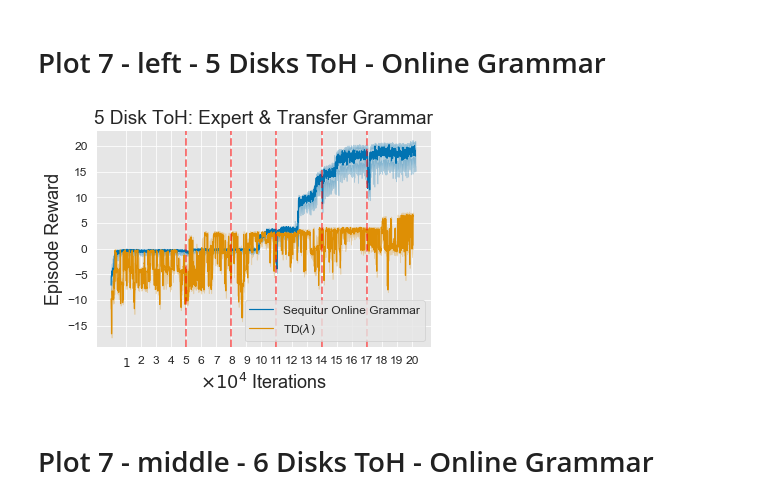
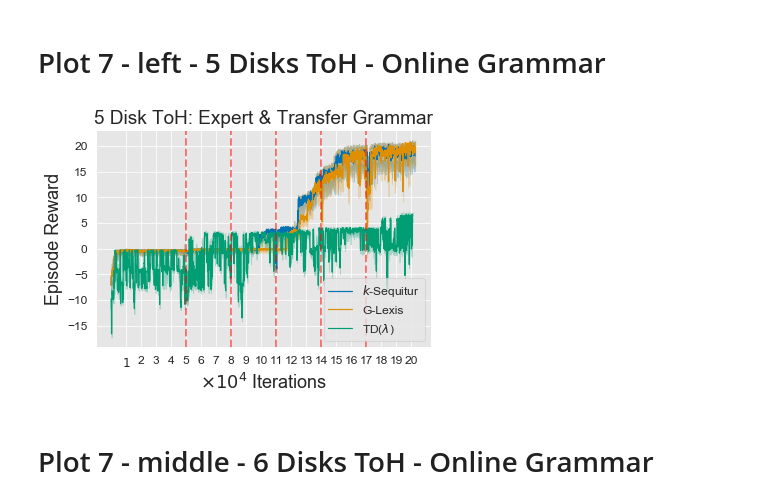
Before and after one commit to RobertTLange/action-grammars-hrl, a Jupyter notebook: visualize_results.ipynb, the cells around one changed output. Cells and saved outputs as stored; diff of their text form; code cells hidden in the pictures.

```diff
--- a/visualize_results.ipynb
+++ b/visualize_results.ipynb
@@ -39,15 +39,16 @@ array(['Unnamed: 0', 'index', 'opt_counter', 'rew_mean', 'rew_sd',
        'rew_median', 'rew_10th_p', 'rew_90th_p', 'steps_mean', 'steps_sd',
        'steps_median', 'steps_10th_p', 'steps_90th_p'], dtype=object)
 # %%
-def get_stats(df, max_t=None):
+def get_stats(df, max_t=None, performance="rew"):
     # Get performance statistics from pandas dataframe
     if max_t is None:
         max_t = df.shape[0]
     its = df.loc[:max_t, "opt_counter"]
-    rew_med = df.loc[:max_t, "rew_median"]
-    rew_10p = df.loc[:max_t, "rew_10th_p"]
-    rew_90p = df.loc[:max_t, "rew_90th_p"]
-    return its, rew_med, rew_10p, rew_90p
+
+    med = df.loc[:max_t, performance + "_median"]
+    p_10 = df.loc[:max_t, performance + "_10th_p"]
+    p_90 = df.loc[:max_t, performance + "_90th_p"]
+    return its, med, p_10, p_90
 # %%
 def plot_results(its_list, rew_med_list, rew_10p_list, rew_90p_list,
                  ticks_spacing, labels_list, x_label, y_label, title,
@@ -242,25 +267,28 @@ plot_results(its_list, rew_med_list, rew_10p_list, rew_90p_list,
 # %%
 schedule_towers_5_its = np.linspace(50000, 170000, 5)
 disk_5_online_seq = pd.read_csv(results_path_hanoi + "5_RUNS_5_DISKS_Online-SMDP-Q-Learning_seq_TOH.csv")
+disk_5_online_glexis = pd.read_csv(results_path_hanoi + "5_RUNS_5_DISKS_Online-SMDP-Q-Learning_g_lexis_TOH.csv")
+
 its_online_seq_5, rew_med_online_seq_5, rew_10_online_seq_5, rew_90_online_seq_5 = get_stats(disk_5_online_seq, 2000)
 its_q_5, rew_med_q_5, rew_10_q_5, rew_90_q_5 = get_stats(disk_5_q, 2000)
+its_online_glexis_5, rew_med_online_glexis_5, rew_10_online_glexis_5, rew_90_online_glexis_5 = get_stats(disk_5_online_glexis, 2000)
 # %%
-its_list = [its_online_seq_5, its_q_5]
-rew_med_list = [rew_med_online_seq_5, rew_med_q_5]
-rew_10p_list = [rew_10_online_seq_5, rew_10_q_5]
-rew_90p_list = [rew_90_online_seq_5, rew_90_q_5]
+its_list = [its_online_seq_5, its_online_glexis_5, its_q_5]
+rew_med_list = [rew_med_online_seq_5, rew_med_online_glexis_5, rew_med_q_5]
+rew_10p_list = [rew_10_online_seq_5, rew_10_online_glexis_5, rew_10_q_5]
+rew_90p_list = [rew_90_online_seq_5, rew_90_online_seq_5, rew_90_q_5]
 ticks_spacing = 10000
-labels_list = ["Sequitur Online Grammar", r"TD($\lambda$)"]
+labels_list = [r"$k$-Sequitur", "G-Lexis", r"TD($\lambda$)"]
 x_label = r"$\times 10^4$ Iterations"
 y_label = "Episode Reward"
 title = "5 Disk ToH: Expert & Transfer Grammar"
 save_fname = "figures/f8_left_hanoi_5_online.png"
 
 plot_results(its_list, rew_med_list, rew_10p_list, rew_90p_list,
              ticks_spacing, labels_list, x_label, y_label, title,
              save_fname, schedule=schedule_towers_5_its)
 # %% [output]
-[figure, old version]
+[figure, new version]
 # %% [markdown]
 # Plot 7 - middle - 6 Disks ToH - Online Grammar
 # %% [markdown]
```
Also changed, not shown: parts of 13 cells of this notebook, 2 other files.
